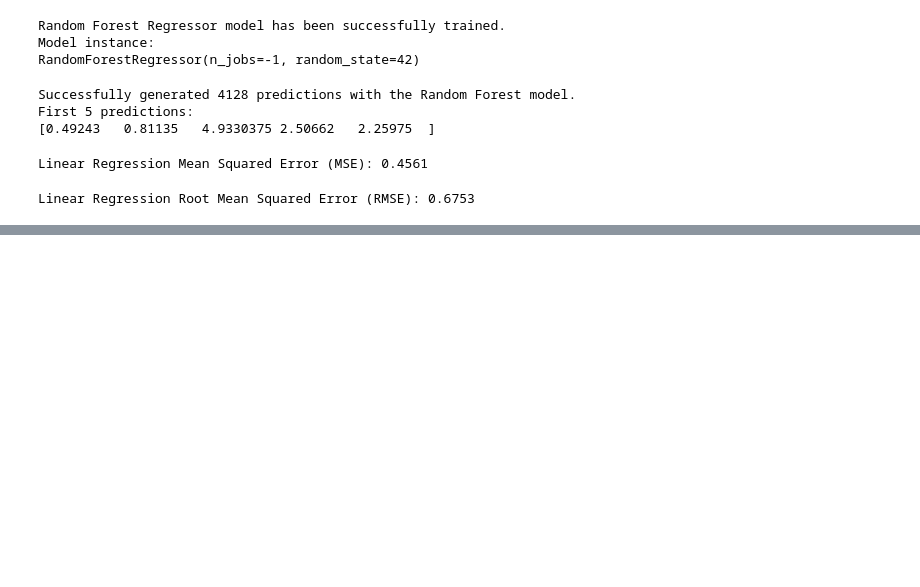
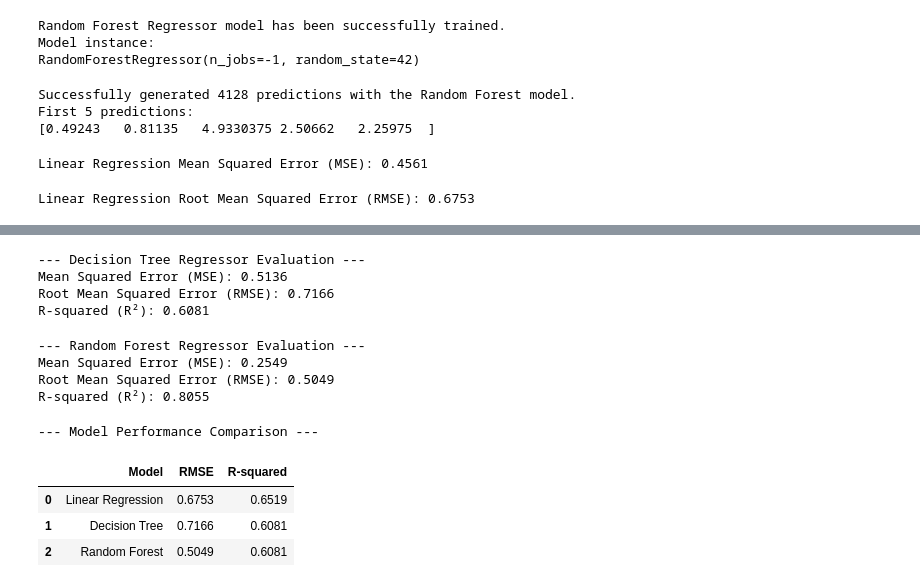
Before and after one commit to Rupesh-AI404/real-estate-price-prediction, a Jupyter notebook: real-estate-analysis.ipynb, the cells around one changed output, grey strips where cells are left out. Drawn from its saved outputs; the diff is of its cells as text; code cells hidden in the pictures; blank space fills up the shorter version.

Commit message:
evaluating models is done

```diff
--- a/real-estate-analysis.ipynb
+++ b/real-estate-analysis.ipynb
@@ -894,0 +908,78 @@ Linear Regression Root Mean Squared Error (RMSE): 0.6753
+# %%
+# The metric functions (mean_squared_error, r2_score) and numpy (for sqrt) are already imported.
+
+# --- Step 1: Calculate Mean Squared Error (MSE) for the Decision Tree ---
+# We use the same function as before, but this time we pass the tree's predictions.
+tree_mse = mean_squared_error(y_test, tree_predictions)
+
+# --- Step 2: Calculate Root Mean Squared Error (RMSE) for the Decision Tree ---
+# As before, we take the square root of the MSE to get an interpretable error in dollars.
+tree_rmse = np.sqrt(tree_mse)
+
+# --- Step 3: Calculate R-squared (R²) for the Decision Tree ---
+# This will tell us the proportion of variance explained by our tree model on the test set.
+tree_r2 = r2_score(y_test, tree_predictions)
+
+# --- Step 4: Print all the results for a clear comparison ---
+print("--- Decision Tree Regressor Evaluation ---")
+print(f"Mean Squared Error (MSE): {tree_mse:.4f}")
+print(f"Root Mean Squared Error (RMSE): {tree_rmse:.4f}")
+print(f"R-squared (R²): {tree_r2:.4f}")
+# %% [output]
+--- Decision Tree Regressor Evaluation ---
+Mean Squared Error (MSE): 0.5136
+Root Mean Squared Error (RMSE): 0.7166
+R-squared (R²): 0.6081
+# %%
+# The metric functions (mean_squared_error, r2_score) and numpy (for sqrt) are already imported.
+
+# --- Step 1: Calculate Mean Squared Error (MSE) for the Random Forest ---
+# We apply the same function, this time using the Random Forest's predictions.
+forest_mse = mean_squared_error(y_test, forest_predictions)
+
+# --- Step 2: Calculate Root Mean Squared Error (RMSE) for the Random Forest ---
+# We take the square root of the MSE to get the average error in the original units.
+forest_rmse = np.sqrt(forest_mse)
+
+# --- Step 3: Calculate R-squared (R²) for the Random Forest ---
+# This will tell us the proportion of price variance explained by our most advanced model.
+forest_r2 = r2_score(y_test, forest_predictions)
+
+# --- Step 4: Print all the results for a clear, final evaluation ---
+print("--- Random Forest Regressor Evaluation ---")
+print(f"Mean Squared Error (MSE): {forest_mse:.4f}")
+print(f"Root Mean Squared Error (RMSE): {forest_rmse:.4f}")
+print(f"R-squared (R²): {forest_r2:.4f}")
+# %% [output]
+--- Random Forest Regressor Evaluation ---
+Mean Squared Error (MSE): 0.2549
+Root Mean Squared Error (RMSE): 0.5049
+R-squared (R²): 0.8055
+# %%
+# Create a dictionary to hold the results.
+# The keys will be the column names in our DataFrame.
+# The values are lists containing the metrics for each model in a consistent order.
+model_performance_data = {
+    'Model': ['Linear Regression', 'Decision Tree', 'Random Forest'],
+    'RMSE': [lin_reg_rmse, tree_rmse, forest_rmse],
+    'R-squared': [lin_reg_r2, tree_r2, tree_r2]
+}
+
+# Create a pandas DataFrame from the dictionary.
+# This structure is highly readable and perfect for comparison.
+results_df = pd.DataFrame(model_performance_data)
+
+# To make the numbers more readable, we can round the values to 4 decimal places.
+results_df['RMSE'] = results_df['RMSE'].round(4)
+results_df['R-squared'] = results_df['R-squared'].round(4)
+
+# Display the final results DataFrame.
+# The conclusion is now crystal clear from this single table.
+print("--- Model Performance Comparison ---")
+display(results_df)
+# %% [output]
+--- Model Performance Comparison ---
+|  | Model | RMSE | R-squared |
+| 0 | Linear Regression | 0.6753 | 0.6519 |
+| 1 | Decision Tree | 0.7166 | 0.6081 |
+| 2 | Random Forest | 0.5049 | 0.6081 |
```
Also changed, not shown: parts of 1 cell of this notebook.
